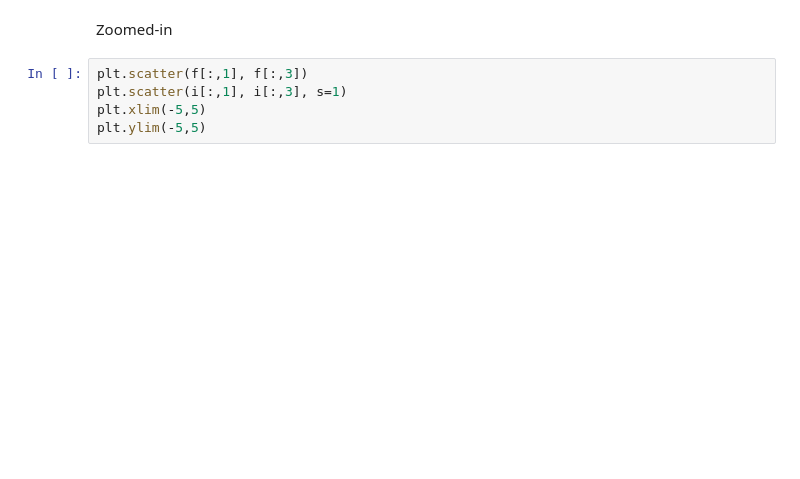
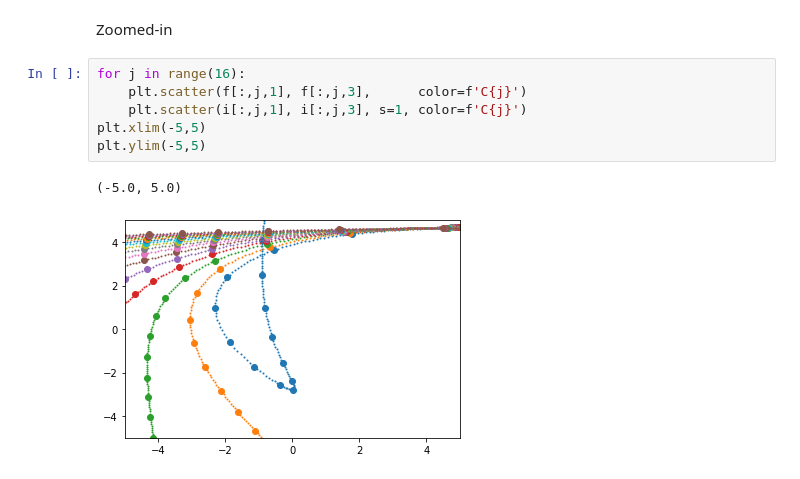
Before and after one commit to adxsrc/fadge, a Jupyter notebook: demos/geode.ipynb, the cells around one changed output. Cells and saved outputs as stored; diff of their text form; blank space fills up the shorter version.

```diff
--- a/demos/geode.ipynb
+++ b/demos/geode.ipynb
@@ -42,7 +60,11 @@ plt.scatter(i[:,1], i[:,3], s=1)
 # %% [markdown]
 Zoomed-in
 # %%
-plt.scatter(f[:,1], f[:,3])
-plt.scatter(i[:,1], i[:,3], s=1)
+for j in range(16):
+    plt.scatter(f[:,j,1], f[:,j,3],      color=f'C{j}')
+    plt.scatter(i[:,j,1], i[:,j,3], s=1, color=f'C{j}')
 plt.xlim(-5,5)
 plt.ylim(-5,5)
+# %% [output]
+(-5.0, 5.0)
+[figure, added]
```
Also changed, not shown: parts of 4 cells of this notebook.
